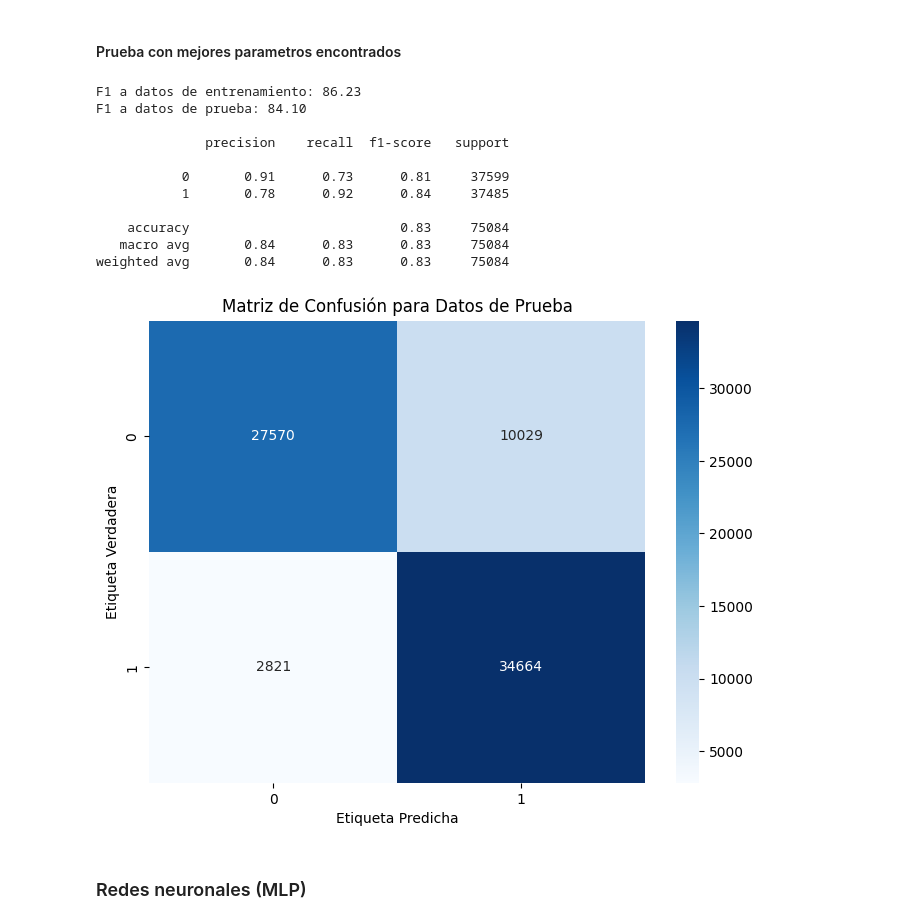
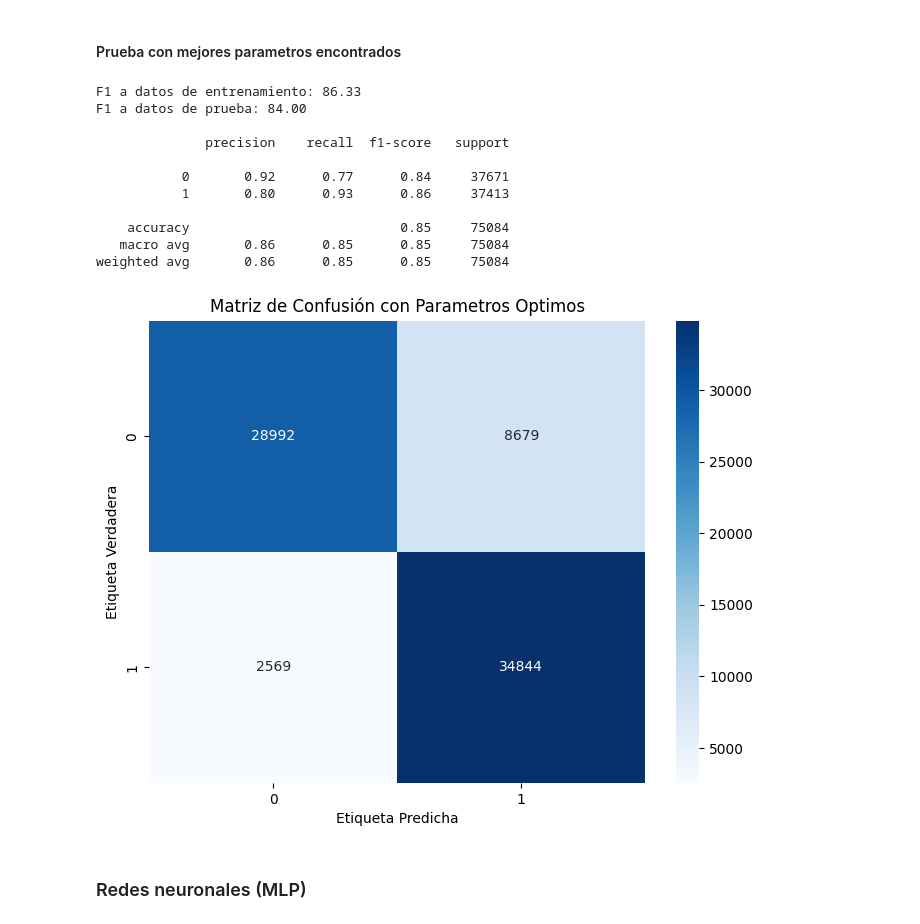
Before and after one commit to ErronBlood/CloudComputingAI, a Jupyter notebook: CloudComputingAI.ipynb, the cells around one changed output. Cells and saved outputs as stored; diff of their text form; code cells hidden in the pictures.

```diff
--- a/CloudComputingAI.ipynb
+++ b/CloudComputingAI.ipynb
@@ -294,7 +293,7 @@ Puntaje de mejores parametros: 0.79
 # %% [markdown]
 #### Prueba con mejores parametros encontrados
 # %%
-lr = LogisticRegression(C=0.00001 ,max_iter=500, penalty='l2', solver='liblinear')
+lr = LogisticRegression(C=0.0001 ,max_iter=500, penalty='l2', solver='liblinear')
 
 #Entrenamiento del modelo con banco de entrenamieno escalado
 lr.fit(X_train_scaled, y_train)
@@ -316,7 +315,7 @@ labels = np.unique(y_test)
 df_cm = pd.DataFrame(cmatrix, index=labels, columns=labels)
 plt.figure(figsize=(8, 6))
 sns.heatmap(df_cm, annot=True, cmap='Blues', fmt='d')
-plt.title("Matriz de Confusión para Datos de Prueba")
+plt.title("Matriz de Confusión con Parametros Optimos")
 plt.xlabel("Etiqueta Predicha")
 plt.ylabel("Etiqueta Verdadera")
 plt.show()
@@ -405,7 +404,7 @@ Puntaje de mejores parametros: 0.84
 # %% [markdown]
 #### Prueba con mejores parametros encontrados
 # %%
-dt = tree.DecisionTreeClassifier(criterion='gini', max_depth=17, min_samples_leaf=25, min_samples_split=8, splitter='best')
+dt = tree.DecisionTreeClassifier(criterion='entropy', max_depth=17, min_samples_leaf=25, min_samples_split=12, splitter='best')
 
 dt.fit(X_train_scaled, y_train)
 
@@ -426,7 +425,7 @@ labels = np.unique(y_test)
 df_cm = pd.DataFrame(cmatrix, index=labels, columns=labels)
 plt.figure(figsize=(8, 6))
 sns.heatmap(df_cm, annot=True, cmap='Blues', fmt='d')
-plt.title("Matriz de Confusión")
+plt.title("Matriz de Confusión con Parametros Optimos")
 plt.xlabel("Etiqueta Predicha")
 plt.ylabel("Etiqueta Verdadera")
 plt.show()
@@ -508,44 +507,44 @@ Puntaje de mejores parametros: 0.86
 # %% [markdown]
 #### Prueba con mejores parametros encontrados
 # %%
-rf = RandomForestClassifier(criterion= 'entropy', max_depth= 10, min_samples_leaf= 25, n_estimators= 150)
+rf = RandomForestClassifier(criterion= 'entropy', max_depth= None, min_samples_leaf= 10, n_estimators= 125)
 
 rf.fit(X_train_scaled, y_train)
 
 #Realizacion de predicciones con datos de entrenamiento y prueba
 y_pred_train = rf.predict(X_train_scaled)
 y_pred_test = rf.predict(X_test_scaled)
 
 #Calculo de porcentaje de recall para ambas predicciones
 rf_train_f1= f1_score(y_true= y_train, y_pred = y_pred_train) * 100
 rf_test_f1 = f1_score(y_true= y_test, y_pred = y_pred_test) * 100
 
 print('F1 a datos de entrenamiento: {:.2f}'.format(dt_train_f1))
 print('F1 a datos de prueba: {:.2f}\n'.format(dt_test_f1))
 print(classification_report(y_test, y_pred_test))
 
 cmatrix = confusion_matrix(y_test, y_pred_test)
 labels = np.unique(y_test)
 df_cm = pd.DataFrame(cmatrix, index=labels, columns=labels)
 plt.figure(figsize=(8, 6))
 sns.heatmap(df_cm, annot=True, cmap='Blues', fmt='d')
-plt.title("Matriz de Confusión para Datos de Prueba")
+plt.title("Matriz de Confusión con Parametros Optimos")
 plt.xlabel("Etiqueta Predicha")
 plt.ylabel("Etiqueta Verdadera")
 plt.show()
 # %% [output]
-F1 a datos de entrenamiento: 86.23
-F1 a datos de prueba: 84.10
+F1 a datos de entrenamiento: 86.33
+F1 a datos de prueba: 84.00
 
               precision    recall  f1-score   support
 
-           0       0.91      0.73      0.81     37599
-           1       0.78      0.92      0.84     37485
+           0       0.92      0.77      0.84     37671
+           1       0.80      0.93      0.86     37413
 
-    accuracy                           0.83     75084
-   macro avg       0.84      0.83      0.83     75084
-weighted avg       0.84      0.83      0.83     75084
+    accuracy                           0.85     75084
+   macro avg       0.86      0.85      0.85     75084
+weighted avg       0.86      0.85      0.85     75084
-[figure, old version]
+[figure, new version]
 # %% [markdown]
 ### Redes neuronales (MLP)
 # %% [markdown]
```
Also changed, not shown: parts of 11 cells of this notebook.
